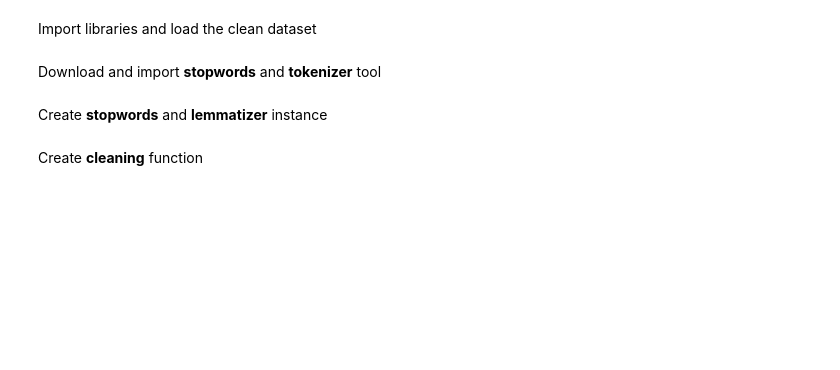
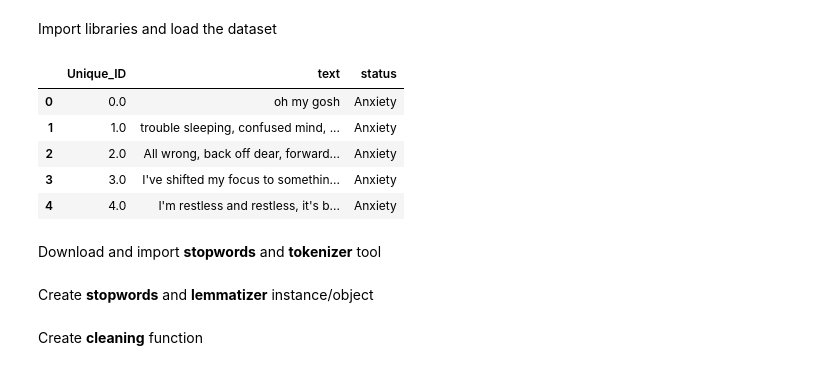
Before and after one commit to Dudu-gold/mental-health-detector, a Jupyter notebook: notebooks/text_preprocessing.ipynb, the cells around one changed output. Saved outputs shown, nothing was run; the diff lists cells and outputs as text; code cells hidden in the pictures; blank space fills up the shorter version.

```diff
--- a/notebooks/text_preprocessing.ipynb
+++ b/notebooks/text_preprocessing.ipynb
@@ -1,13 +1,21 @@
 # %% [markdown]
-Import libraries and load the clean dataset
+Import libraries and load the dataset
 # %%
 import pandas as pd
 import re
 import nltk
 import string
 import emoji
 
 df = pd.read_csv('../data/mental_health_social_media_dataset.csv')
+df.head()
+# %% [output]
+|  | Unique_ID | text | status |
+| 0 | 0.0 | oh my gosh | Anxiety |
+| 1 | 1.0 | trouble sleeping, confused mind, ... | Anxiety |
+| 2 | 2.0 | All wrong, back off dear, forward... | Anxiety |
+| 3 | 3.0 | I've shifted my focus to somethin... | Anxiety |
+| 4 | 4.0 | I'm restless and restless, it's b... | Anxiety |
 # %% [markdown]
 Download and import **stopwords** and **tokenizer** tool
 # %%
@@ -20,7 +28,7 @@ from nltk.corpus import stopwords
 from nltk.tokenize import word_tokenize
 from nltk.stem import WordNetLemmatizer
 # %% [markdown]
-Create **stopwords** and **lemmatizer** instance
+Create **stopwords** and **lemmatizer** instance/object
 # %%
 stop_words = set(stopwords.words('english'))
 lemmatizer = WordNetLemmatizer()
```
Also changed, not shown: parts of 2 cells of this notebook, 5 other files.
